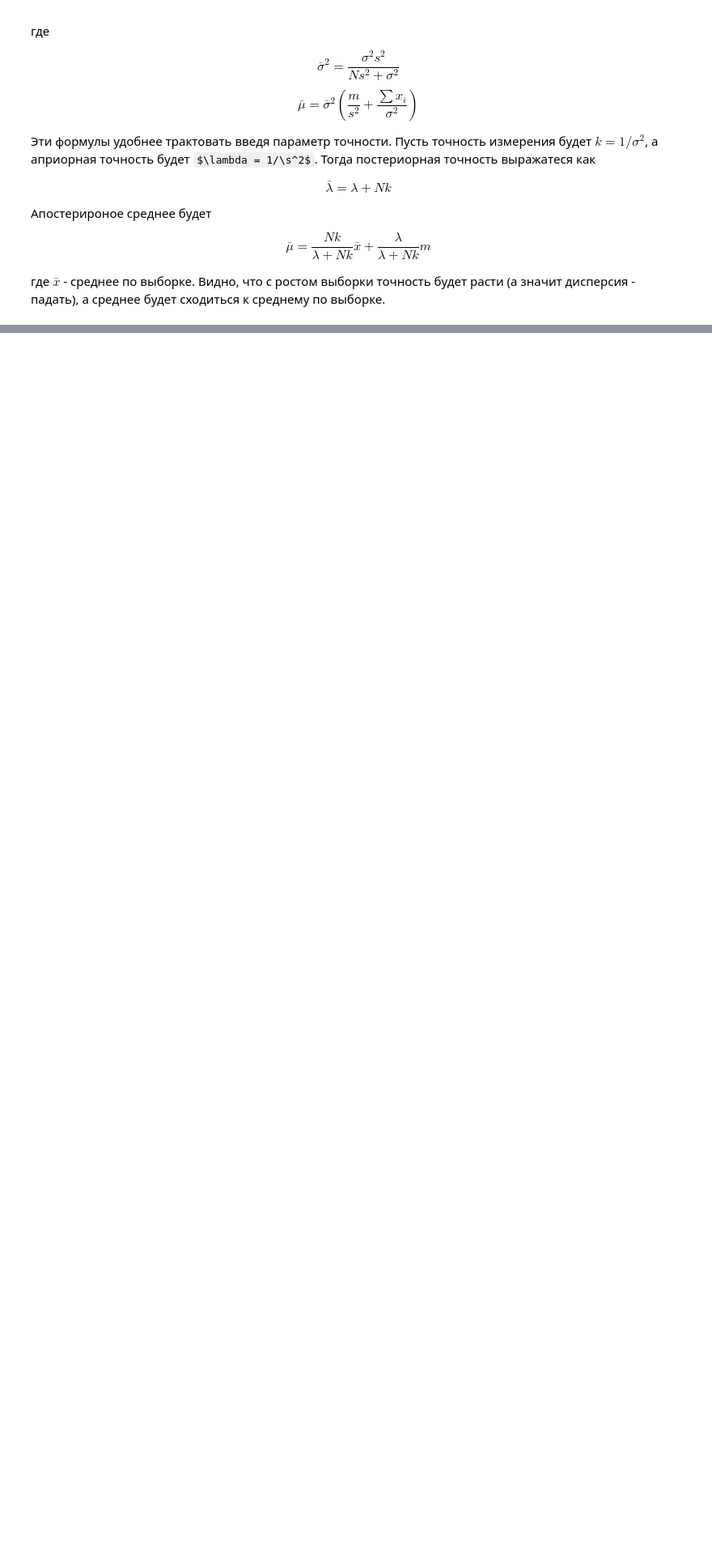
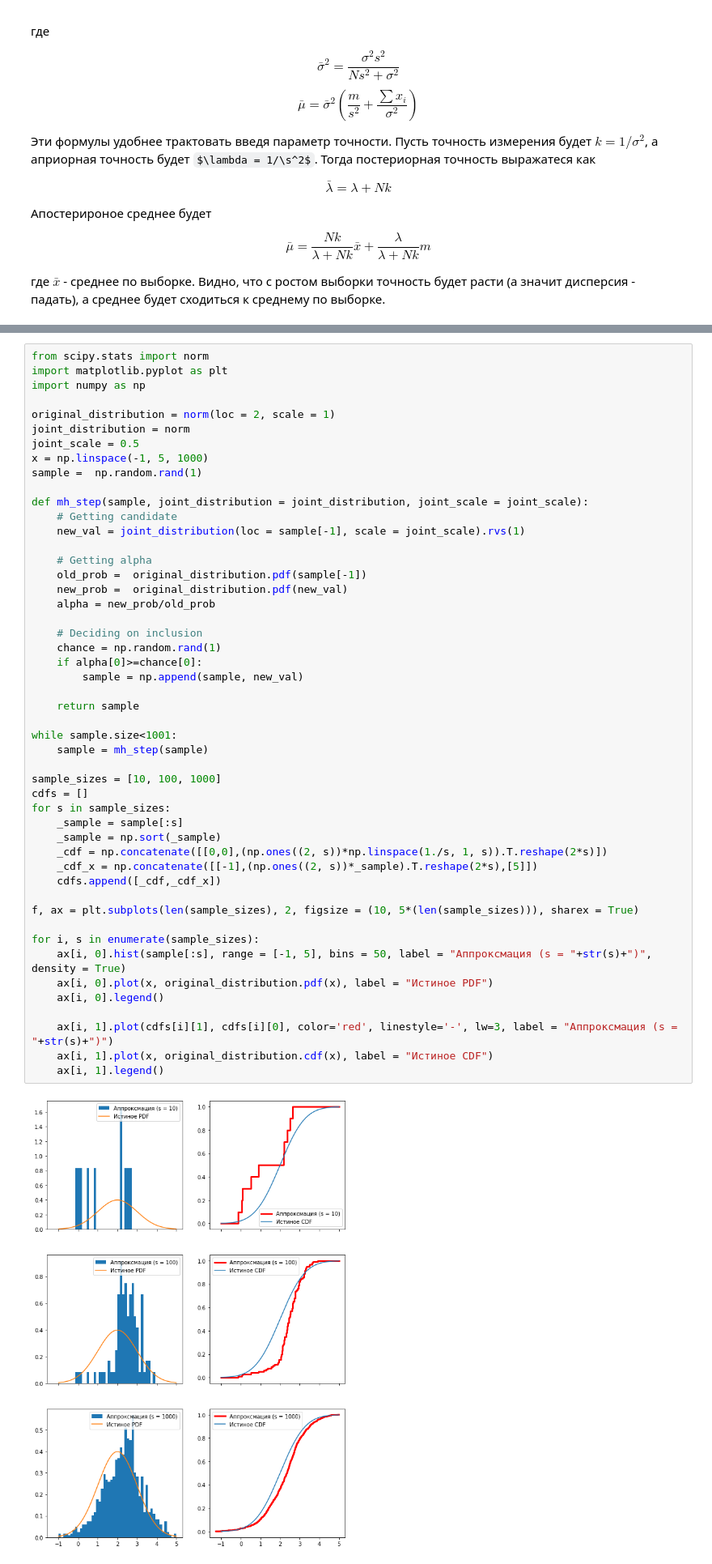
Before and after one commit to mozgit/From-Stats-to-ML, a Jupyter notebook: Лекция_4_Функция_правдоподобия.ipynb, the cells around one changed output, grey strips where cells are left out. Shown at 81% size. Cells and saved outputs as stored; diff of their text form; some formulas as TeX source; blank space fills up the shorter version.

```diff
--- a/Лекция_4_Функция_правдоподобия.ipynb
+++ b/Лекция_4_Функция_правдоподобия.ipynb
@@ -732,0 +791,51 @@ $$\int P(X|\theta, ...)P(\theta)d\theta$$
+# %%
+from scipy.stats import norm
+import matplotlib.pyplot as plt
+import numpy as np
+
+original_distribution = norm(loc = 2, scale = 1)
+joint_distribution = norm
+joint_scale = 0.5
+x = np.linspace(-1, 5, 1000)
+sample =  np.random.rand(1)
+
+def mh_step(sample, joint_distribution = joint_distribution, joint_scale = joint_scale):
+    # Getting candidate
+    new_val = joint_distribution(loc = sample[-1], scale = joint_scale).rvs(1)
+
+    # Getting alpha
+    old_prob =  original_distribution.pdf(sample[-1])
+    new_prob =  original_distribution.pdf(new_val)
+    alpha = new_prob/old_prob
+
+    # Deciding on inclusion
+    chance = np.random.rand(1)
+    if alpha[0]>=chance[0]:
+        sample = np.append(sample, new_val)
+
+    return sample
+
+while sample.size<1001:
+    sample = mh_step(sample)
+
+sample_sizes = [10, 100, 1000]
+cdfs = []
+for s in sample_sizes:
+    _sample = sample[:s]
+    _sample = np.sort(_sample)
+    _cdf = np.concatenate([[0,0],(np.ones((2, s))*np.linspace(1./s, 1, s)).T.reshape(2*s)])
+    _cdf_x = np.concatenate([[-1],(np.ones((2, s))*_sample).T.reshape(2*s),[5]])
+    cdfs.append([_cdf,_cdf_x])
+
+f, ax = plt.subplots(len(sample_sizes), 2, figsize = (10, 5*(len(sample_sizes))), sharex = True)
+
+for i, s in enumerate(sample_sizes):
+    ax[i, 0].hist(sample[:s], range = [-1, 5], bins = 50, label = "Аппроксмация (s = "+str(s)+")", density = True)
+    ax[i, 0].plot(x, original_distribution.pdf(x), label = "Истиное PDF")
+    ax[i, 0].legend()
+
+    ax[i, 1].plot(cdfs[i][1], cdfs[i][0], color='red', linestyle='-', lw=3, label = "Аппроксмация (s = "+str(s)+")")
+    ax[i, 1].plot(x, original_distribution.cdf(x), label = "Истиное CDF")
+    ax[i, 1].legend()
+# %% [output]
+[figure, added]
```
Also changed, not shown: parts of 10 cells of this notebook, 1 other file.
